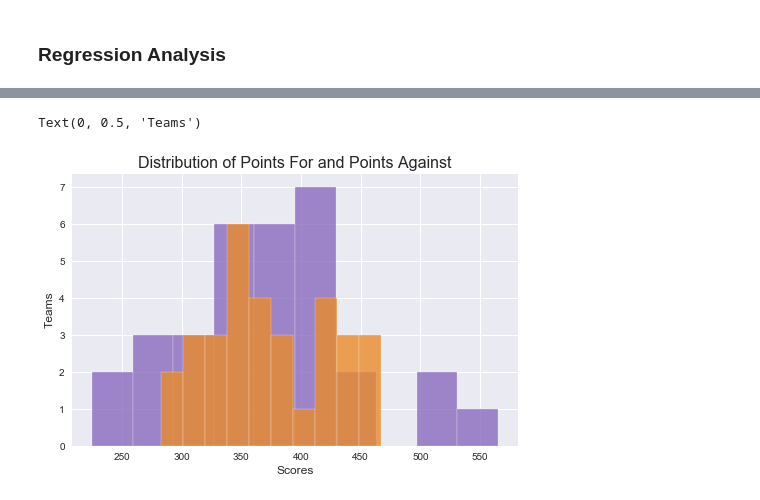
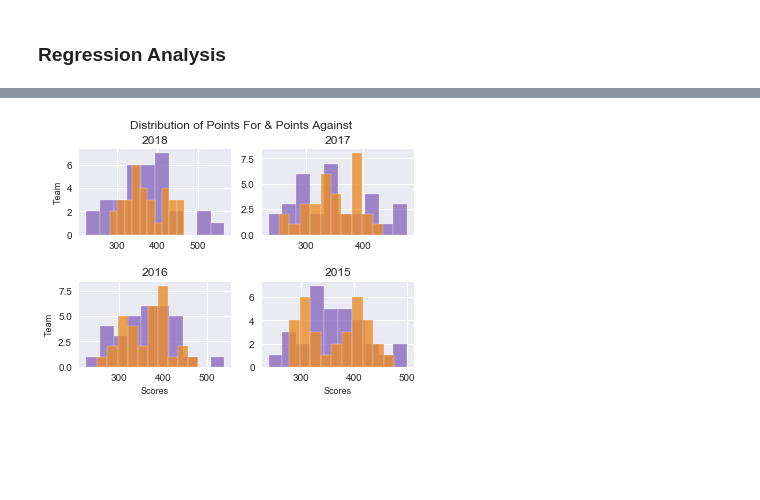
Before and after one commit to 00geist00/project-one, a Jupyter notebook: data_import.ipynb, the cells around one changed output, grey strips where cells are left out. Drawn from its saved outputs; the diff is of its cells as text; code cells hidden in the pictures; blank space fills up the shorter version.

```diff
--- a/data_import.ipynb
+++ b/data_import.ipynb
@@ -339,18 +325,56 @@ regression_2018.head()
-# %%
-# Histogram of the Points For
-regression_2018["Points For"].plot(kind="hist",color="#8A6BBE",edgecolor='white', alpha=0.8, figsize=(8,5))
-# plt.title("Distribution of Points For", size=16)
-plt.xlabel("Scores", size=12)
-plt.ylabel('Teams', size=12)
-
-# Histogram of the Points Against
-regression_2018["Points Against"].plot(kind='hist',color="#E98B2A",edgecolor='white', alpha=0.8, figsize=(8,5))
-plt.title('Distribution of Points For and Points Against', size=16)
-plt.xlabel("Scores", size=12)
-plt.ylabel("Teams", size=12)
-# %% [output]
-Text(0, 0.5, 'Teams')
-[figure, removed]
+# %%
+regression_2015 = pd.DataFrame({"Overall" : round(team_overall_2015, 2),
+                                "Wins" : win_2015,
+                                "Points For": points_for_2015,
+                                "Points Against" : points_against_2015})
+
+regression_2016 = pd.DataFrame({"Overall" : round(team_overall_2016, 2),
+                                "Wins" : win_2016,
+                                "Points For": points_for_2016,
+                                "Points Against" : points_against_2016})
+
+regression_2017 = pd.DataFrame({"Overall" : round(team_overall_2017, 2),
+                                "Wins" : win_2017,
+                                "Points For": points_for_2017,
+                                "Points Against" : points_against_2017})
+
+regression_2018 = pd.DataFrame({"Overall" : round(team_overall_2018, 2),
+                                "Wins" : win_2018,
+                                "Points For": points_for_2018,
+                                "Points Against" : points_against_2018})
+# %%
+fig, ((ax1, ax2), (ax3, ax4)) = plt.subplots(2, 2)
+fig.suptitle("Distribution of Points For & Points Against")
+regression_2018["Points For"].plot(kind="hist",color="#8A6BBE",edgecolor='white', alpha=0.8, figsize=(6,4), ax=ax1)
+regression_2018["Points Against"].plot(kind='hist',color="#E98B2A",edgecolor='white', alpha=0.8, figsize=(6,4), ax=ax1)
+ax1.set_ylabel("Team", fontsize=9)
+ax1.set_title("2018")
+
+
+regression_2017["Points For"].plot(kind="hist",color="#8A6BBE",edgecolor='white', alpha=0.8, figsize=(6,4), ax=ax2)
+regression_2017["Points Against"].plot(kind='hist',color="#E98B2A",edgecolor='white', alpha=0.8, figsize=(6,4), ax=ax2)
+ax2.set_ylabel("", fontsize=9)
+ax2.set_title("2017")
+
+
+regression_2016["Points For"].plot(kind="hist",color="#8A6BBE",edgecolor='white', alpha=0.8, figsize=(6,4), ax=ax3)
+regression_2016["Points Against"].plot(kind='hist',color="#E98B2A",edgecolor='white', alpha=0.8, figsize=(6,4), ax=ax3)
+ax3.set_xlabel("Scores", fontsize=9)
+ax3.set_ylabel("Team", fontsize=9)
+ax3.set_title("2016")
+
+
+regression_2015["Points For"].plot(kind="hist",color="#8A6BBE",edgecolor='white', alpha=0.8, figsize=(6,4), ax=ax4)
+regression_2015["Points Against"].plot(kind='hist',color="#E98B2A",edgecolor='white', alpha=0.8, figsize=(6,4), ax=ax4)
+ax4.set_xlabel("Scores", fontsize=9)
+ax4.set_ylabel("", fontsize=9)
+ax4.set_title("2015")
+
+fig.subplots_adjust(hspace=0.55)
+
+fig.savefig("Figure5 - Distribution of PFs & PAs")
+# %% [output]
+[figure, added]
 # %%
 y_2018 = regression_2018["Overall"]
 X_2018 = regression_2018[["Wins", "Points For", "Points Against"]]
```
Also changed, not shown: parts of 6 cells of this notebook, 3 other files.
